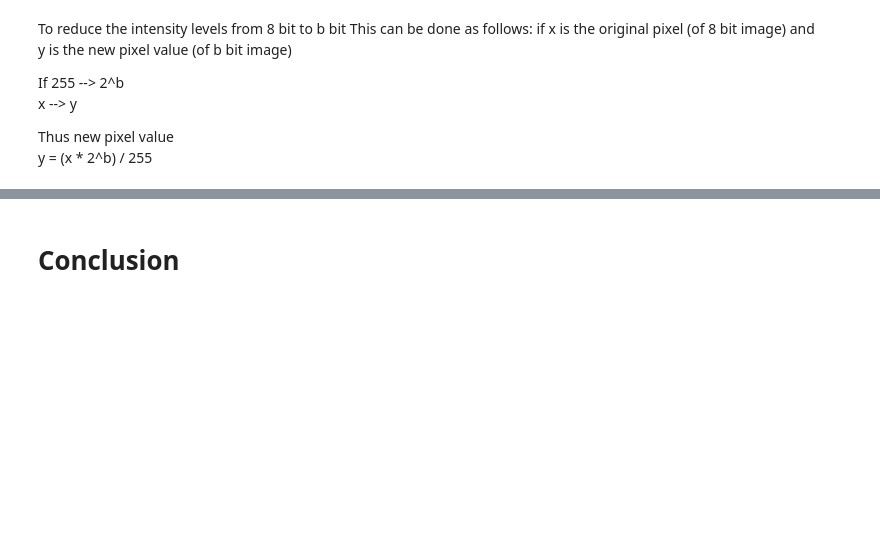
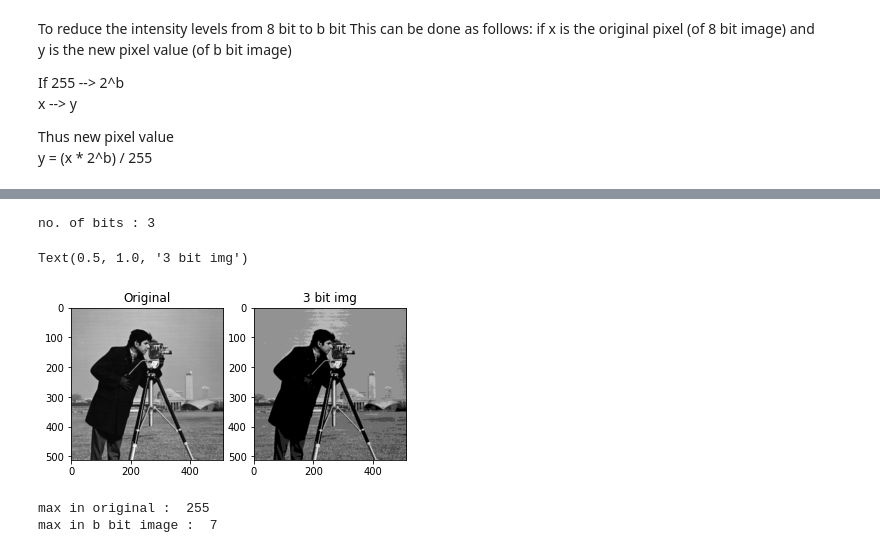
Before and after one commit to ChintzRuparel/Image-Processing, a Jupyter notebook: IP_Expt_2.ipynb, the cells around one changed output, grey strips where cells are left out. Cells and saved outputs as stored; diff of their text form; code cells hidden in the pictures; blank space fills up the shorter version.

```diff
--- a/IP_Expt_2.ipynb
+++ b/IP_Expt_2.ipynb
@@ -158,4 +135,31 @@ Text(0.5, 1.0, '3 bit image')
+# %%
+
+# read the cameraman.tiff file as imag1
+img = io.imread("cameraman.tif")
+b = int(input("no. of bits : "))
+r,c = img.shape
+I = img.copy()
+for i in range(r):
+  for j in range(c):
+    img[i,j] = img[i,j]*(pow(2,b)-1)/255
+
+
+# make a array of zeros of size same as the original image img1
+plt.subplot(121)
+plt.imshow(I,cmap="gray")
+plt.title("Original")
+plt.subplot(122)
+plt.imshow(img,cmap="gray")
+plt.title("3 bit img")
+# %% [output]
+no. of bits : 3
+Text(0.5, 1.0, '3 bit img')
+[figure, added]
 # %%
 # check the maximum value of img 1 and img2
+
+print('max in original : ',I.max())
+print('max in b bit image : ',img.max())
+# %% [output]
+max in original :  255
+max in b bit image :  7
-# %% [markdown]
-# Conclusion
```
Also changed, not shown: parts of 2 cells of this notebook.
